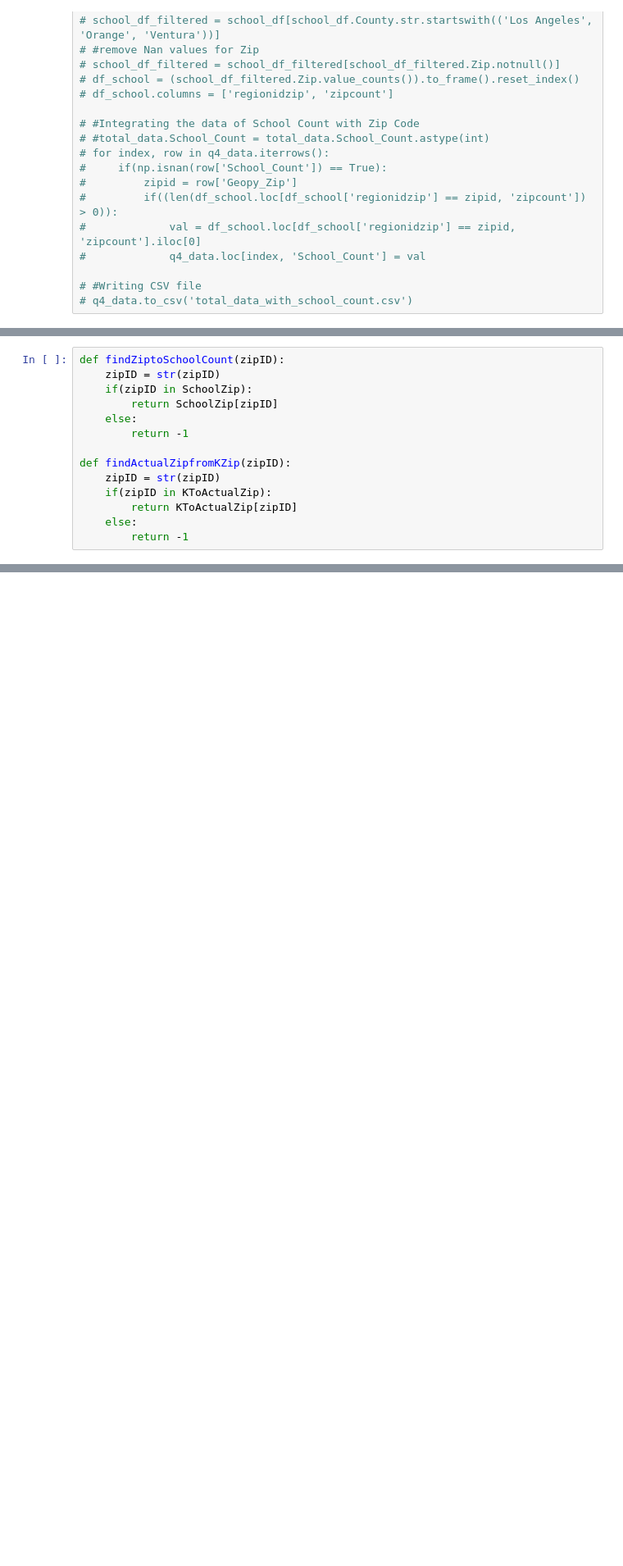
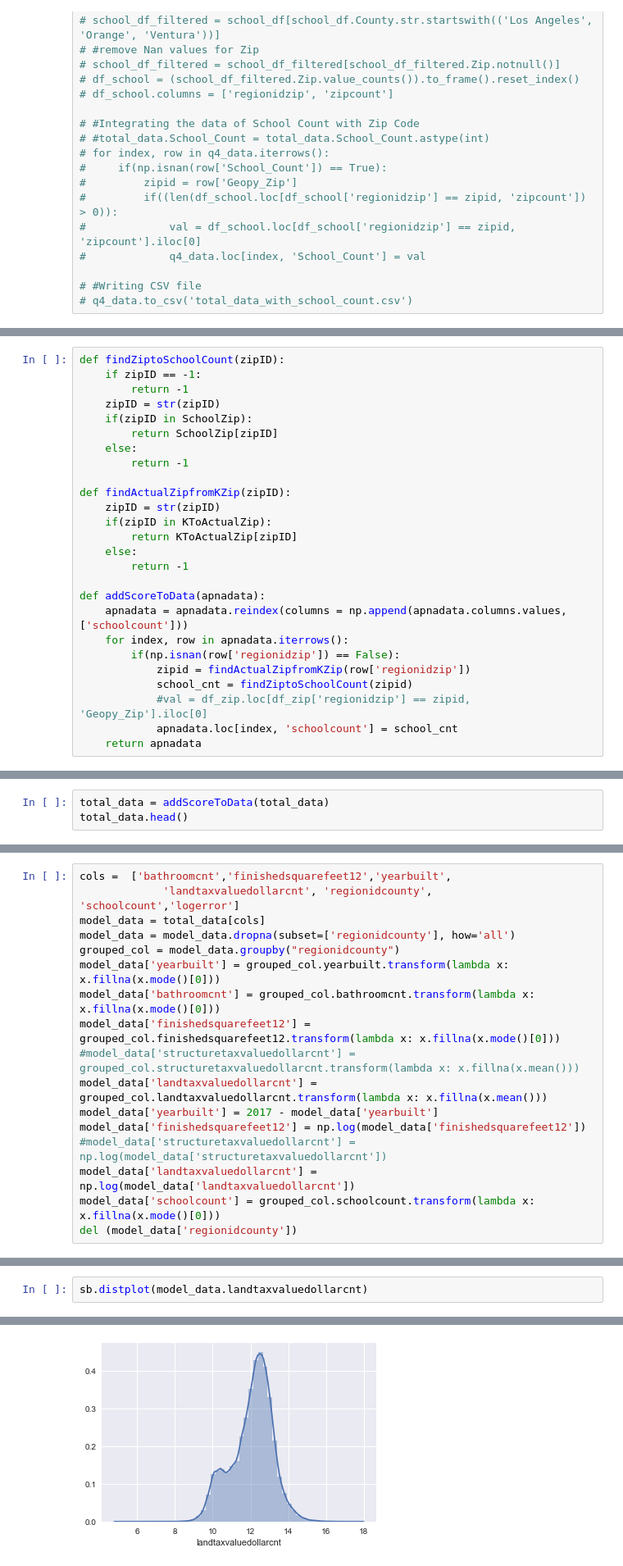
Before and after one commit to ashuyadav93/Zillow-Home-Value-Prediction, a Jupyter notebook: HW3.ipynb, the cells around one changed output, grey strips where cells are left out. Shown at 82% size. Cells and saved outputs as stored; diff of their text form; blank space fills up the shorter version.

Commit message:
models

```diff
--- a/HW3.ipynb
+++ b/HW3.ipynb
@@ -326,5 +355,7 @@ with open('KZiptoActualZip.json', 'r') as fp:
 # %%
 def findZiptoSchoolCount(zipID):
+    if zipID == -1:
+        return -1
     zipID = str(zipID)
     if(zipID in SchoolZip):
         return SchoolZip[zipID]
@@ -337,3 +368,13 @@ def findActualZipfromKZip(zipID):
         return KToActualZip[zipID]
     else:
         return -1
+
+def addScoreToData(apnadata):
+    apnadata = apnadata.reindex(columns = np.append(apnadata.columns.values, ['schoolcount']))
+    for index, row in apnadata.iterrows():
+        if(np.isnan(row['regionidzip']) == False):
+            zipid = findActualZipfromKZip(row['regionidzip'])
+            school_cnt = findZiptoSchoolCount(zipid)
+            #val = df_zip.loc[df_zip['regionidzip'] == zipid, 'Geopy_Zip'].iloc[0]
+            apnadata.loc[index, 'schoolcount'] = school_cnt
+    return apnadata
@@ -342,0 +381,3 @@ def findActualZipfromKZip(zipID):
+# %%
+total_data = addScoreToData(total_data)
+total_data.head()
@@ -342,0 +392,17 @@ def findActualZipfromKZip(zipID):
+# %%
+cols =  ['bathroomcnt','finishedsquarefeet12','yearbuilt',
+             'landtaxvaluedollarcnt', 'regionidcounty', 'schoolcount','logerror']
+model_data = total_data[cols]
+model_data = model_data.dropna(subset=['regionidcounty'], how='all')
+grouped_col = model_data.groupby("regionidcounty")
+model_data['yearbuilt'] = grouped_col.yearbuilt.transform(lambda x: x.fillna(x.mode()[0]))
+model_data['bathroomcnt'] = grouped_col.bathroomcnt.transform(lambda x: x.fillna(x.mode()[0]))
+model_data['finishedsquarefeet12'] = grouped_col.finishedsquarefeet12.transform(lambda x: x.fillna(x.mode()[0]))
+#model_data['structuretaxvaluedollarcnt'] = grouped_col.structuretaxvaluedollarcnt.transform(lambda x: x.fillna(x.mean()))
+model_data['landtaxvaluedollarcnt'] = grouped_col.landtaxvaluedollarcnt.transform(lambda x: x.fillna(x.mean()))
+model_data['yearbuilt'] = 2017 - model_data['yearbuilt']
+model_data['finishedsquarefeet12'] = np.log(model_data['finishedsquarefeet12'])
+#model_data['structuretaxvaluedollarcnt'] = np.log(model_data['structuretaxvaluedollarcnt'])
+model_data['landtaxvaluedollarcnt'] = np.log(model_data['landtaxvaluedollarcnt'])
+model_data['schoolcount'] = grouped_col.schoolcount.transform(lambda x: x.fillna(x.mode()[0]))
+del (model_data['regionidcounty'])
@@ -342,0 +419,3 @@ def findActualZipfromKZip(zipID):
+# %%
+sb.distplot(model_data.landtaxvaluedollarcnt)
+# %% [output]
@@ -342,0 +423 @@ def findActualZipfromKZip(zipID):
+[figure, added]
```
Also changed, not shown: parts of 21 cells of this notebook.
